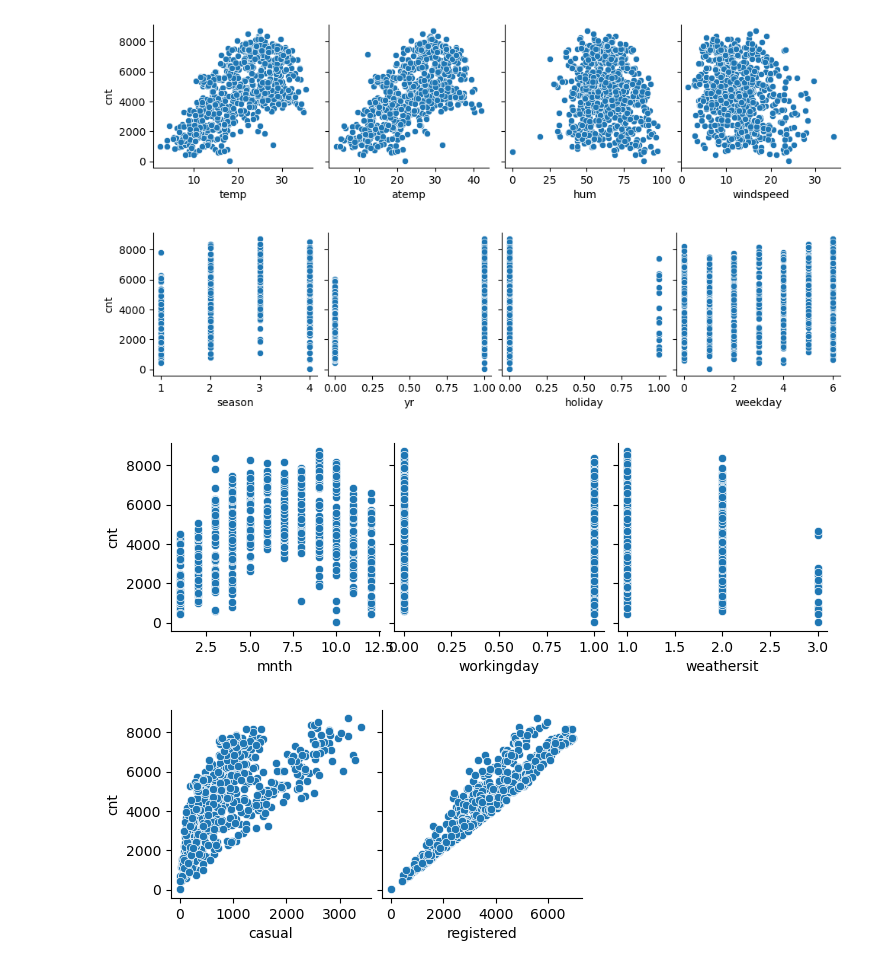
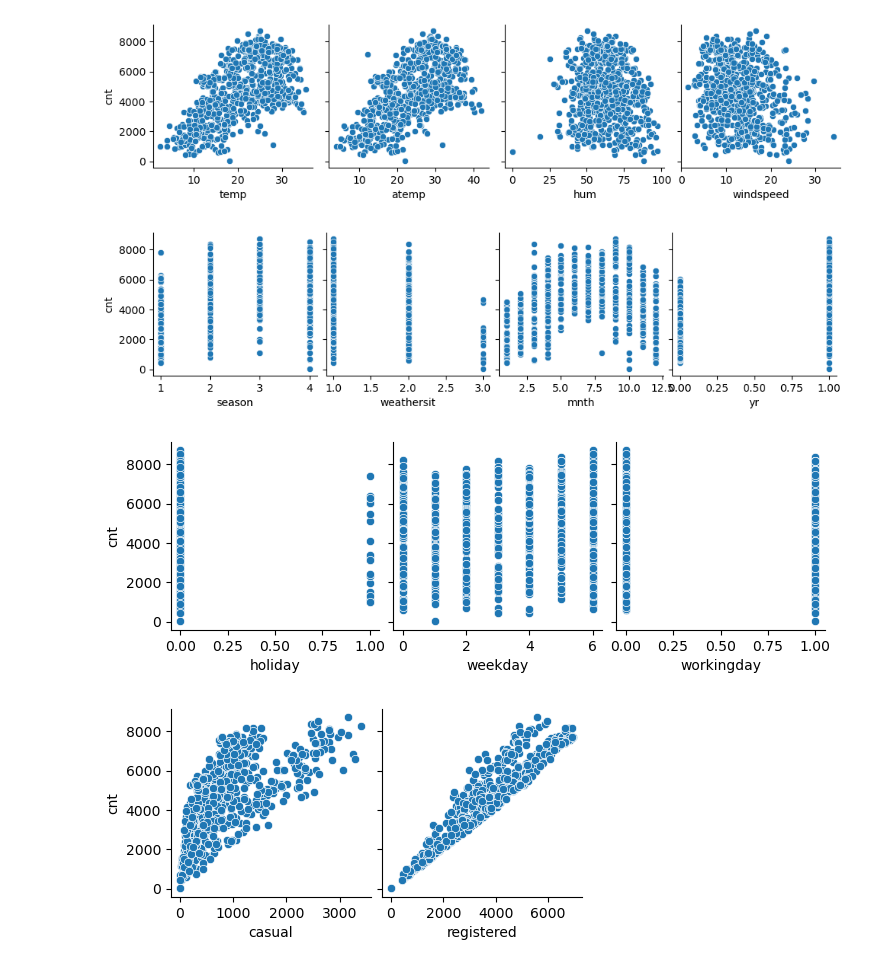
Before and after one commit to narendhar007/bikesharing_lr, a Jupyter notebook: Narendhar_Tangella.ipynb, the cells around one changed output. Cells and saved outputs as stored; diff of their text form; code cells hidden in the pictures.

```diff
--- a/Narendhar_Tangella.ipynb
+++ b/Narendhar_Tangella.ipynb
@@ -189,17 +217,17 @@ plt.show()
 # %%
 #Pair plots between categorical predictor variable and the target variable
 
-sns.pairplot(data, x_vars=['season', 'yr','holiday', 'weekday'], y_vars='cnt')
+sns.pairplot(data, x_vars=['season', 'weathersit', 'mnth', 'yr'], y_vars='cnt')
 plt.show()
 # %% [output]
-[figure, old version]
+[figure, new version]
 # %%
 #Check the association between remaning predictor variables and the target variable
 
-sns.pairplot(data, x_vars=['mnth', 'workingday','weathersit'], y_vars='cnt')
+sns.pairplot(data, x_vars=['holiday', 'weekday', 'workingday'], y_vars='cnt')
 plt.show()
 # %% [output]
-[figure, old version]
+[figure, new version]
 # %%
 # Check association between the causual, registered and total count
 
```
Also changed, not shown: parts of 107 cells of this notebook.
